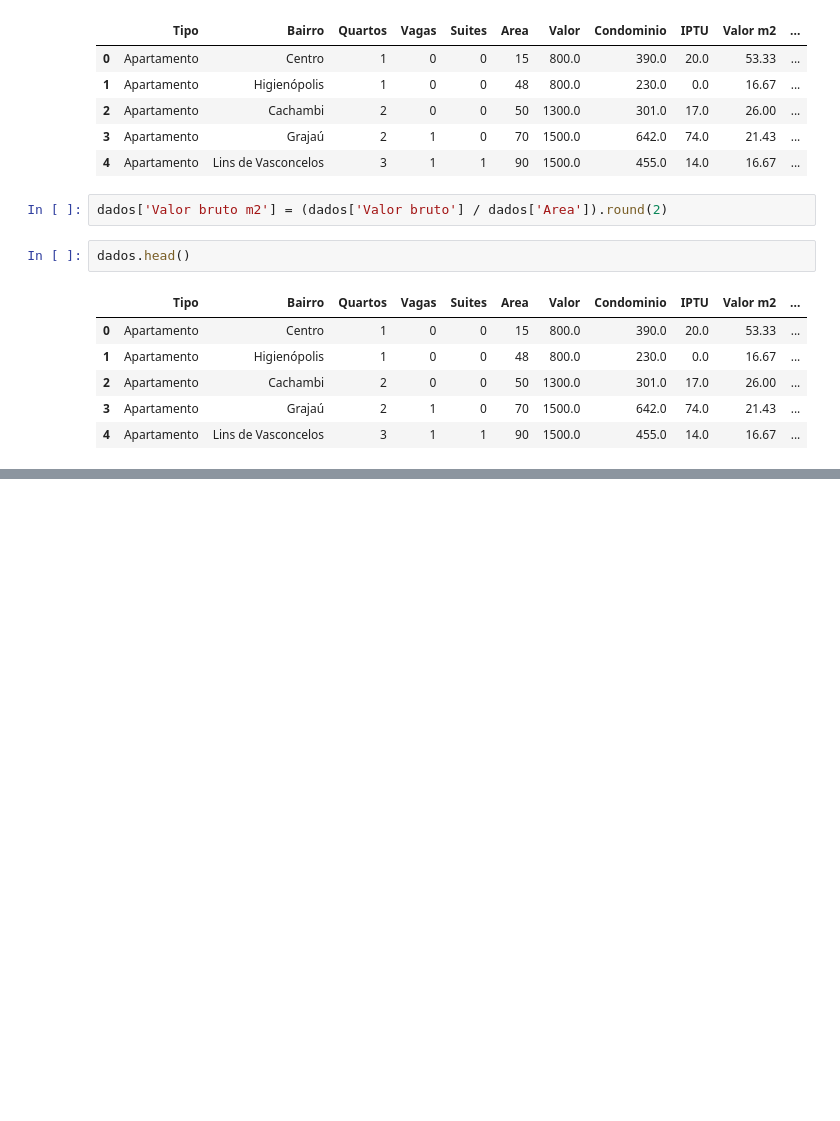
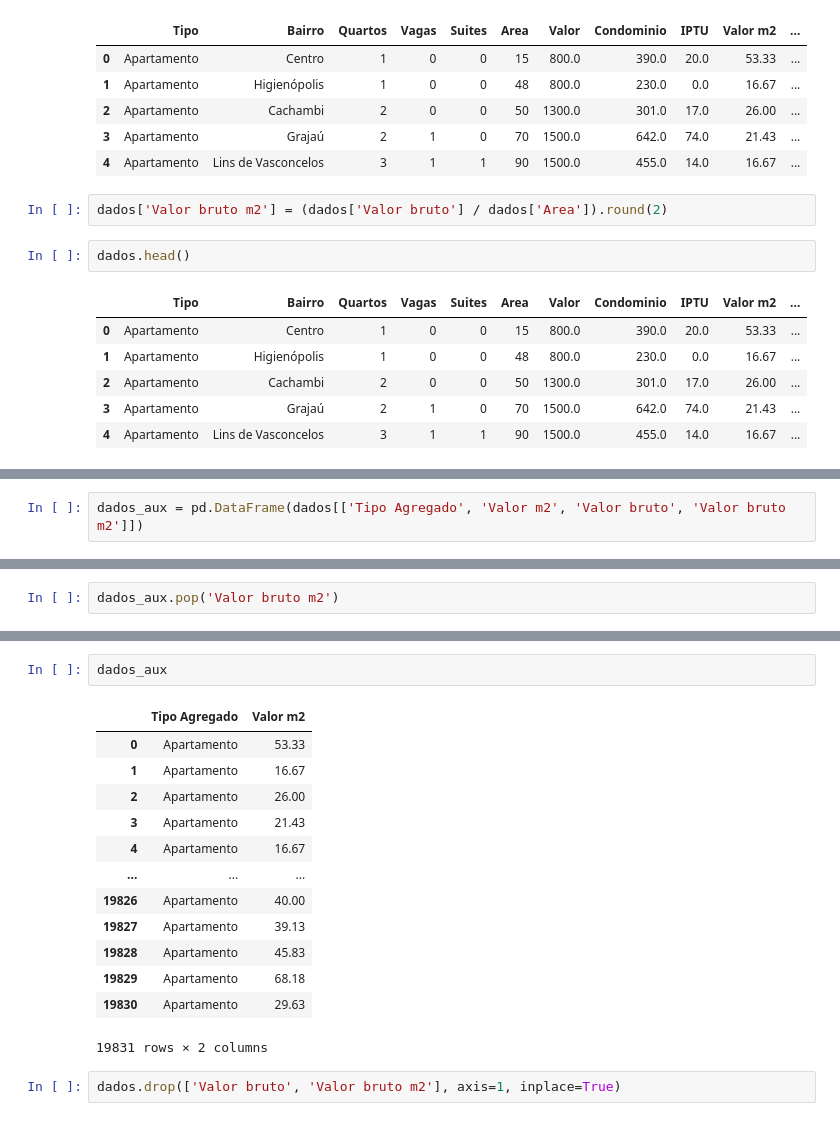
Before and after one commit to FabiadS/Python-para-Data-Science, a Jupyter notebook: Python Pandas tratando e analisando dados/criando_novas_variaveis.ipynb, the cells around one changed output, grey strips where cells are left out. Saved outputs shown, nothing was run; the diff lists cells and outputs as text; blank space fills up the shorter version.

```diff
--- a/Python Pandas tratando e analisando dados/criando_novas_variaveis.ipynb
+++ b/Python Pandas tratando e analisando dados/criando_novas_variaveis.ipynb
@@ -65,0 +68,2 @@ dados.head()
+# %%
+dados_aux = pd.DataFrame(dados[['Tipo Agregado', 'Valor m2', 'Valor bruto', 'Valor bruto m2']])
@@ -65,0 +90,2 @@ dados.head()
+# %%
+dados_aux.pop('Valor bruto m2')
@@ -65,0 +105,18 @@ dados.head()
+# %%
+dados_aux
+# %% [output]
+|  | Tipo Agregado | Valor m2 |
+| 0 | Apartamento | 53.33 |
+| 1 | Apartamento | 16.67 |
+| 2 | Apartamento | 26.00 |
+| 3 | Apartamento | 21.43 |
+| 4 | Apartamento | 16.67 |
+| ... | ... | ... |
+| 19826 | Apartamento | 40.00 |
+| 19827 | Apartamento | 39.13 |
+| 19828 | Apartamento | 45.83 |
+| 19829 | Apartamento | 68.18 |
+| 19830 | Apartamento | 29.63 |
+19831 rows × 2 columns
+# %%
+dados.drop(['Valor bruto', 'Valor bruto m2'], axis=1, inplace=True)
```
Also changed, not shown: parts of 7 cells of this notebook.
